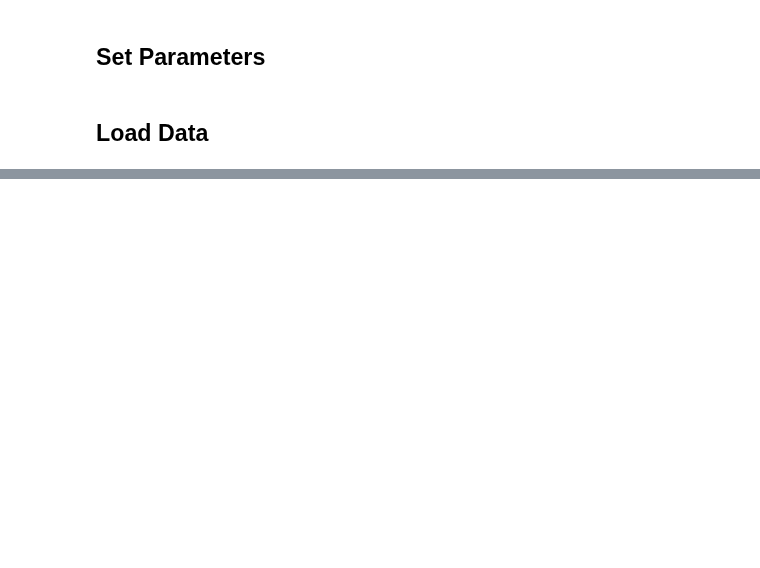
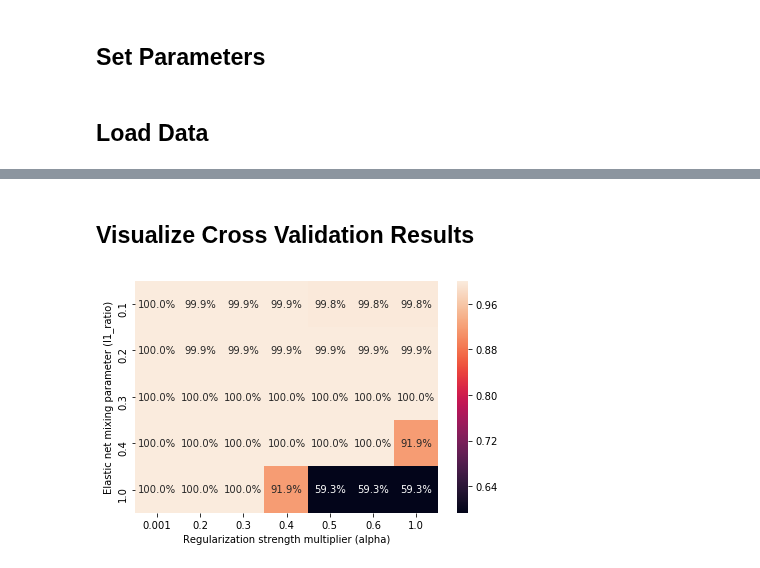
Before and after one commit to broadinstitute/profiling-resistance-mechanisms, a Jupyter notebook: 4.single-cell/1.train.ipynb, the cells around one changed output, grey strips where cells are left out. Cells and saved outputs as stored; diff of their text form; code cells hidden in the pictures; blank space fills up the shorter version.

```diff
--- a/4.single-cell/1.train.ipynb
+++ b/4.single-cell/1.train.ipynb
@@ -20,3 +66,7 @@ l1_ratios = [0.8, 1]
+# %%
+alphas = [0.001, 0.2, 0.3, 0.4, 0.5, 0.6, 1]
+l1_ratios = [0.1, 0.2, 0.3, 0.4, 1]
+n_folds = 5
 # %% [markdown]
 ## Load Data
 # %%
@@ -65,0 +204,22 @@ def fuzzy_simplicial_set(
+# %% [markdown]
+## Visualize Cross Validation Results
+# %%
+cv_heatmap_file = pathlib.Path("figures", "cross_validation", "cv_example_heatmap.png")
+
+cv_results = pd.concat([pd.DataFrame(cv_pipeline.cv_results_)
+                          .drop('params', axis=1),
+                        pd.DataFrame.from_records(cv_pipeline
+                                                  .cv_results_['params'])],
+                       axis=1)
+
+# Cross-validated performance heatmap
+cv_score_mat = pd.pivot_table(cv_results, values='mean_test_score',
+                              index='classify__l1_ratio',
+                              columns='classify__alpha')
+ax = sns.heatmap(cv_score_mat, annot=True, fmt='.1%')
+ax.set_xlabel('Regularization strength multiplier (alpha)')
+ax.set_ylabel('Elastic net mixing parameter (l1_ratio)')
+plt.tight_layout()
+plt.savefig(cv_heatmap_file, dpi=600, bbox_inches='tight')
+# %% [output]
+[figure, added]
```
Also changed, not shown: parts of 38 cells of this notebook, 2 other files.
